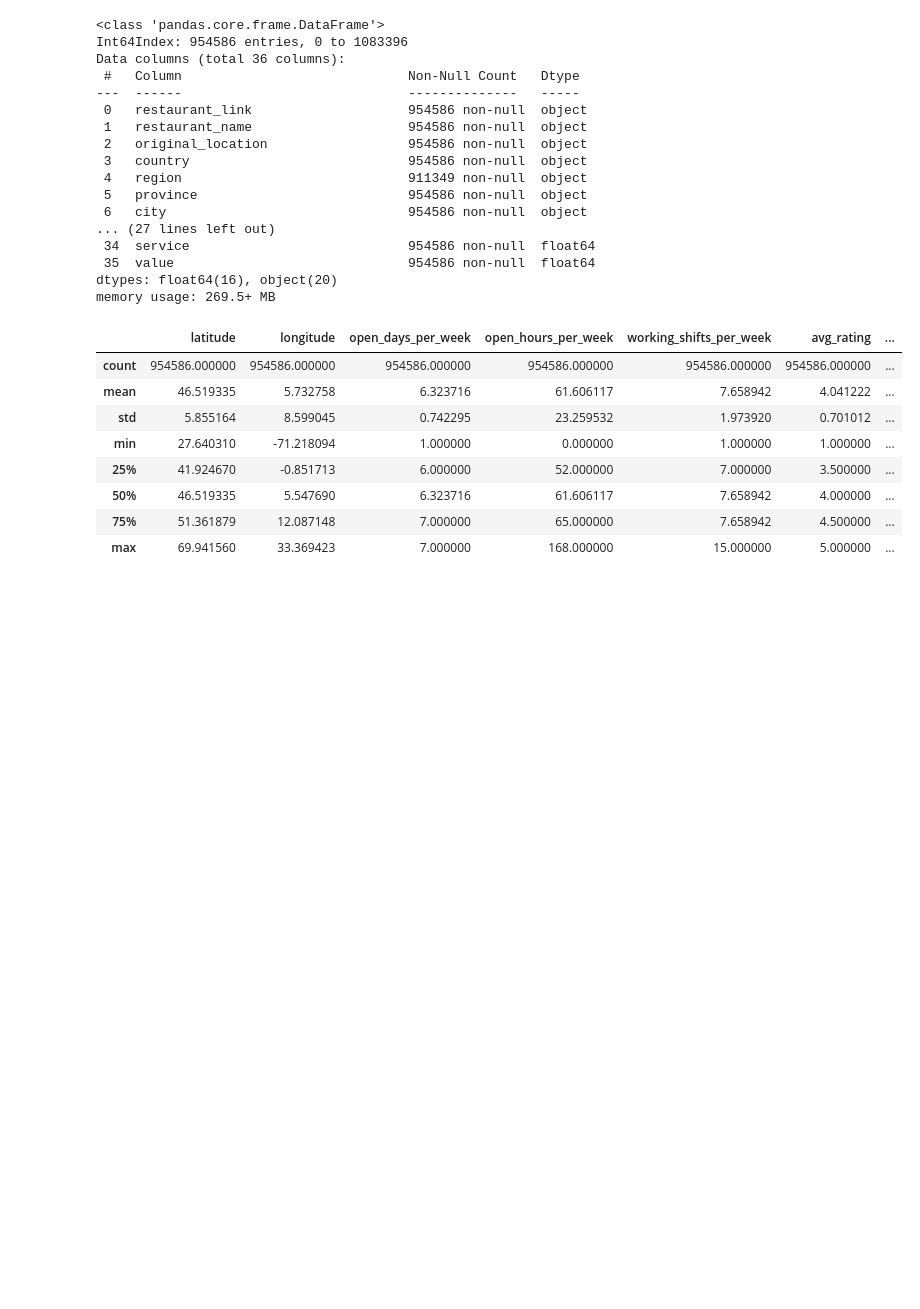
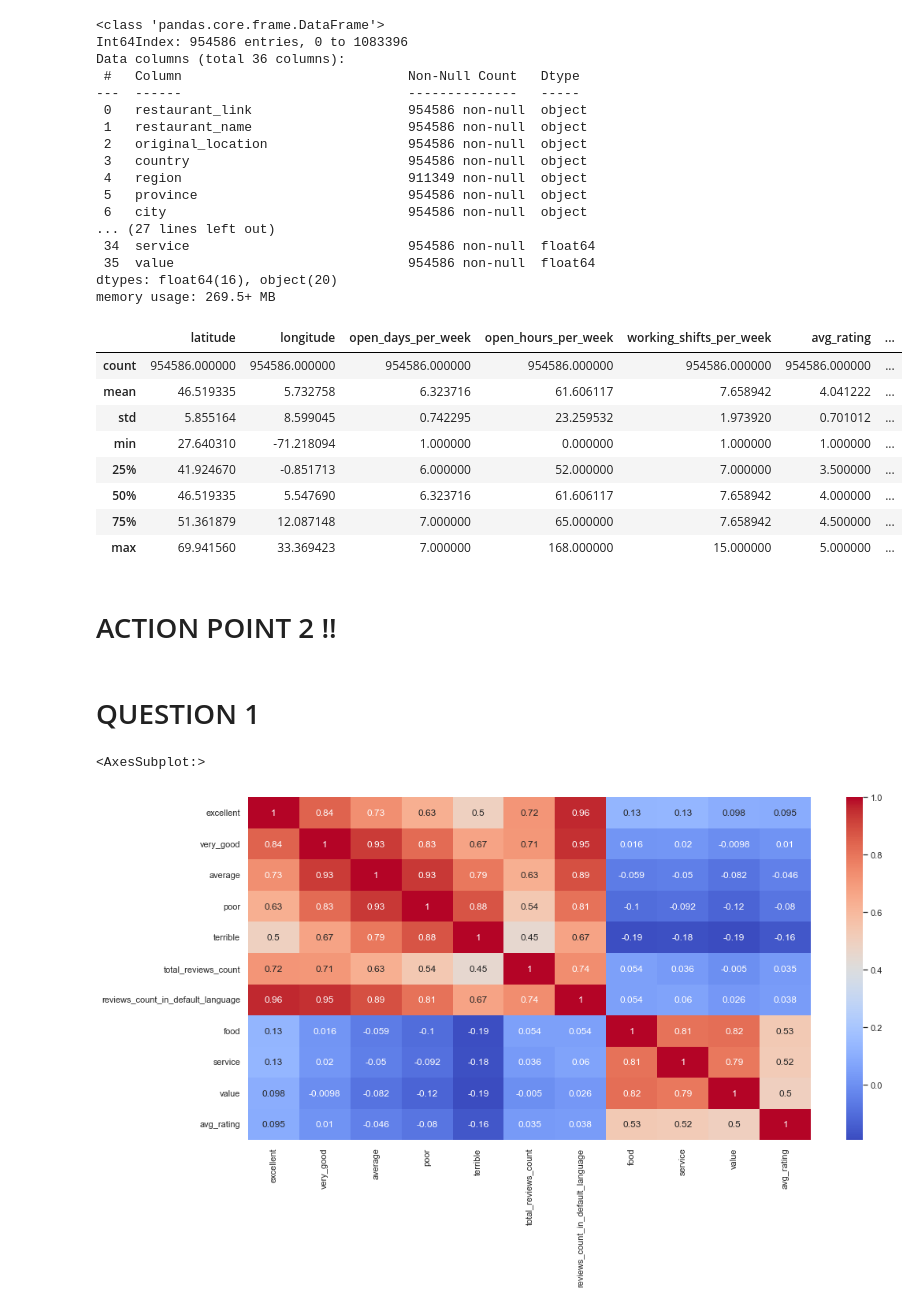
Before and after one commit to hltrk/challenge, a Jupyter notebook: data challenge.ipynb, the cells around one changed output. Cells and saved outputs as stored; diff of their text form; code cells hidden in the pictures; blank space fills up the shorter version.

Commit message:
second action point commit

```diff
--- a/data challenge.ipynb
+++ b/data challenge.ipynb
@@ -294,3 +294,16 @@ df.describe()
 | 50% | 46.519335 | 5.547690 | 6.323716 | 61.606117 | 7.658942 | 4.000000 | ... |
 | 75% | 51.361879 | 12.087148 | 7.000000 | 65.000000 | 7.658942 | 4.500000 | ... |
 | max | 69.941560 | 33.369423 | 7.000000 | 168.000000 | 15.000000 | 5.000000 | ... |
+# %% [markdown]
+# ACTION POINT 2 !!
+# %% [markdown]
+# QUESTION 1
+# %%
+review_columns = ["excellent", "very_good", "average", "poor", "terrible", "total_reviews_count", "reviews_count_in_default_language"]
+rating_columns = ["food", "service", "value", "avg_rating"]
+# %%
+sns.set(rc = {'figure.figsize':(16,8)})
+sns.heatmap(df[review_columns + rating_columns ].corr(), annot = True, fmt='.2g',cmap= 'coolwarm')
+# %% [output]
+<AxesSubplot:>
+[figure, added]
```
Also changed, not shown: parts of 19 cells of this notebook, 1 other file.
